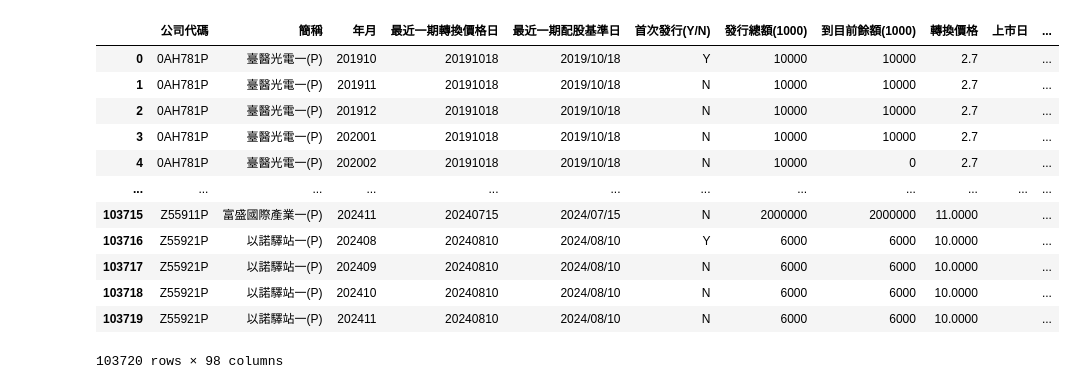
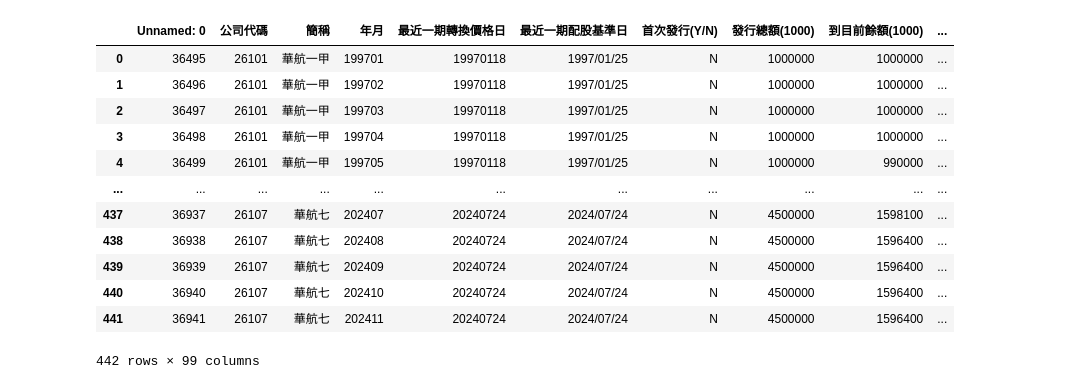
Before and after one commit to Tseng1028/CB-pricing, a Jupyter notebook: CB_pricing_model_backtest.ipynb, the cells around one changed output. Cells and saved outputs as stored; diff of their text form; code cells hidden in the pictures.

```diff
--- a/CB_pricing_model_backtest.ipynb
+++ b/CB_pricing_model_backtest.ipynb
@@ -3,19 +9,19 @@ import pandas as pd
 # %%
 # 讀取CB資料
-path_cb = r'C:\Users\User\Desktop\CB-pricing\CB_mess.txt'
-cb_df = pd.read_csv(path_cb, encoding='big5', sep='\t', encoding_errors='replace')
-cb_df
+path_cb_2610 = r'C:\Users\User\Desktop\CB-pricing\CB data\cb_2610_test.csv'
+cb_df_2610 = pd.read_csv(path_cb_2610)
+cb_df_2610
 # %% [output]
-|  | 公司代碼 | 簡稱 | 年月 | 最近一期轉換價格日 | 最近一期配股基準日 | 首次發行(Y/N) | 發行總額(1000) | 到目前餘額(1000) | 轉換價格 | 上市日 | ... |
-| 0 | 0AH781P | 臺醫光電一(P) | 201910 | 20191018 | 2019/10/18 | Y | 10000 | 10000 | 2.7 |  | ... |
-| 1 | 0AH781P | 臺醫光電一(P) | 201911 | 20191018 | 2019/10/18 | N | 10000 | 10000 | 2.7 |  | ... |
-| 2 | 0AH781P | 臺醫光電一(P) | 201912 | 20191018 | 2019/10/18 | N | 10000 | 10000 | 2.7 |  | ... |
-| 3 | 0AH781P | 臺醫光電一(P) | 202001 | 20191018 | 2019/10/18 | N | 10000 | 10000 | 2.7 |  | ... |
-| 4 | 0AH781P | 臺醫光電一(P) | 202002 | 20191018 | 2019/10/18 | N | 10000 | 0 | 2.7 |  | ... |
-| ... | ... | ... | ... | ... | ... | ... | ... | ... | ... | ... | ... |
-| 103715 | Z55911P | 富盛國際產業一(P) | 202411 | 20240715 | 2024/07/15 | N | 2000000 | 2000000 | 11.0000 |  | ... |
-| 103716 | Z55921P | 以諾驛站一(P) | 202408 | 20240810 | 2024/08/10 | Y | 6000 | 6000 | 10.0000 |  | ... |
-| 103717 | Z55921P | 以諾驛站一(P) | 202409 | 20240810 | 2024/08/10 | N | 6000 | 6000 | 10.0000 |  | ... |
-| 103718 | Z55921P | 以諾驛站一(P) | 202410 | 20240810 | 2024/08/10 | N | 6000 | 6000 | 10.0000 |  | ... |
-| 103719 | Z55921P | 以諾驛站一(P) | 202411 | 20240810 | 2024/08/10 | N | 6000 | 6000 | 10.0000 |  | ... |
+|  | Unnamed: 0 | 公司代碼 | 簡稱 | 年月 | 最近一期轉換價格日 | 最近一期配股基準日 | 首次發行(Y/N) | 發行總額(1000) | 到目前餘額(1000) | ... |
+| 0 | 36495 | 26101 | 華航一甲 | 199701 | 19970118 | 1997/01/25 | N | 1000000 | 1000000 | ... |
+| 1 | 36496 | 26101 | 華航一甲 | 199702 | 19970118 | 1997/01/25 | N | 1000000 | 1000000 | ... |
+| 2 | 36497 | 26101 | 華航一甲 | 199703 | 19970118 | 1997/01/25 | N | 1000000 | 1000000 | ... |
+| 3 | 36498 | 26101 | 華航一甲 | 199704 | 19970118 | 1997/01/25 | N | 1000000 | 1000000 | ... |
+| 4 | 36499 | 26101 | 華航一甲 | 199705 | 19970118 | 1997/01/25 | N | 1000000 | 990000 | ... |
+| ... | ... | ... | ... | ... | ... | ... | ... | ... | ... | ... |
+| 437 | 36937 | 26107 | 華航七 | 202407 | 20240724 | 2024/07/24 | N | 4500000 | 1598100 | ... |
+| 438 | 36938 | 26107 | 華航七 | 202408 | 20240724 | 2024/07/24 | N | 4500000 | 1596400 | ... |
+| 439 | 36939 | 26107 | 華航七 | 202409 | 20240724 | 2024/07/24 | N | 4500000 | 1596400 | ... |
+| 440 | 36940 | 26107 | 華航七 | 202410 | 20240724 | 2024/07/24 | N | 4500000 | 1596400 | ... |
+| 441 | 36941 | 26107 | 華航七 | 202411 | 20240724 | 2024/07/24 | N | 4500000 | 1596400 | ... |
-103720 rows × 98 columns
+442 rows × 99 columns
```
Also changed, not shown: parts of 9 cells of this notebook, 6 other files.
